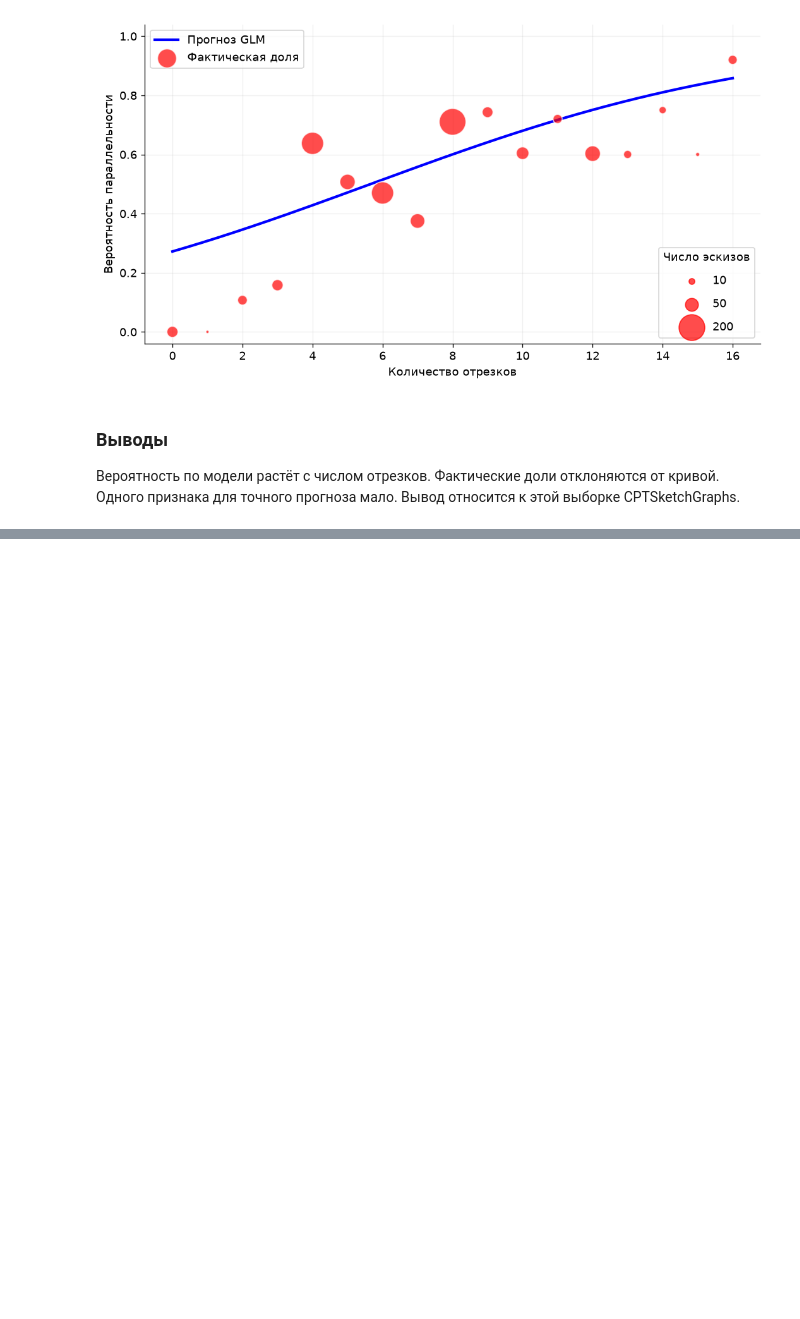
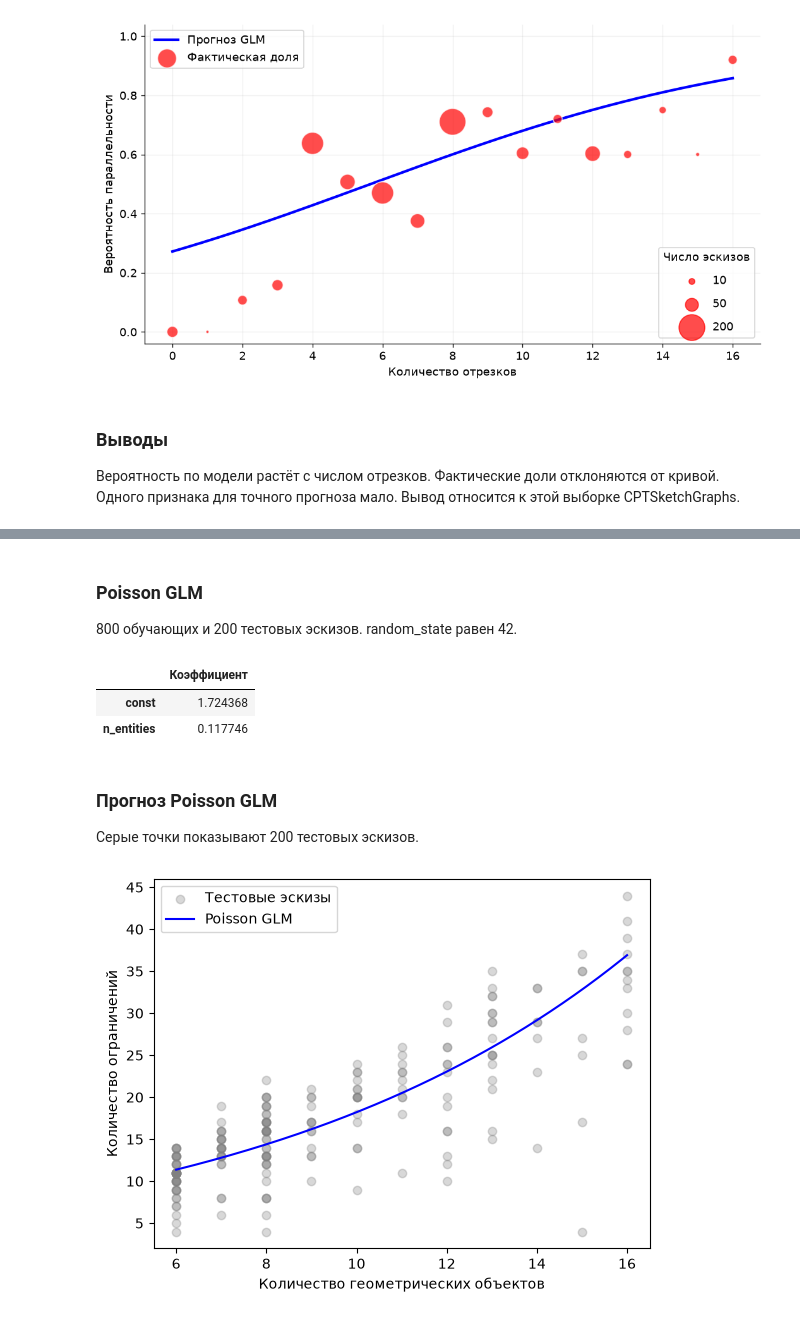
Before and after one commit to Ardrass2/GLMExample, a Jupyter notebook: glm_parallelism.ipynb, the cells around one changed output, grey strips where cells are left out. Saved outputs shown, nothing was run; the diff lists cells and outputs as text; code cells hidden in the pictures; blank space fills up the shorter version.

```diff
--- a/glm_parallelism.ipynb
+++ b/glm_parallelism.ipynb
@@ -233,0 +281,33 @@ plt.show()
+# %% [markdown]
+### Poisson GLM
+
+800 обучающих и 200 тестовых эскизов. random_state равен 42.
+# %%
+count_X = sm.add_constant(count_df[["n_entities"]], has_constant="add")
+count_X_train, count_X_test, count_y_train, count_y_test = train_test_split(
+    count_X, count_df["n_constraints"], test_size=0.2, random_state=42,
+)
+poisson_count = sm.GLM(count_y_train, count_X_train, family=sm.families.Poisson()).fit()
+poisson_count.params.to_frame("Коэффициент")
+# %% [output]
+|  | Коэффициент |
+| const | 1.724368 |
+| n_entities | 0.117746 |
+# %% [markdown]
+### Прогноз Poisson GLM
+
+Серые точки показывают 200 тестовых эскизов.
+# %%
+with plt.style.context("default"):
+    count_grid = sm.add_constant(pd.DataFrame({
+        "n_entities": np.linspace(count_df["n_entities"].min(), count_df["n_entities"].max(), 300),
+    }), has_constant="add")
+    count_compare_fig, count_compare_ax = plt.subplots()
+    count_compare_ax.scatter(count_X_test["n_entities"], count_y_test, color="gray", alpha=0.3,
+                             label="Тестовые эскизы")
+    count_compare_ax.plot(count_grid["n_entities"], poisson_count.predict(count_grid), color="blue", label="Poisson GLM")
+    count_compare_ax.set(xlabel="Количество геометрических объектов", ylabel="Количество ограничений")
+    count_compare_ax.legend()
+    plt.show()
+# %% [output]
+[figure, added]
```
Also changed, not shown: parts of 8 cells of this notebook.
